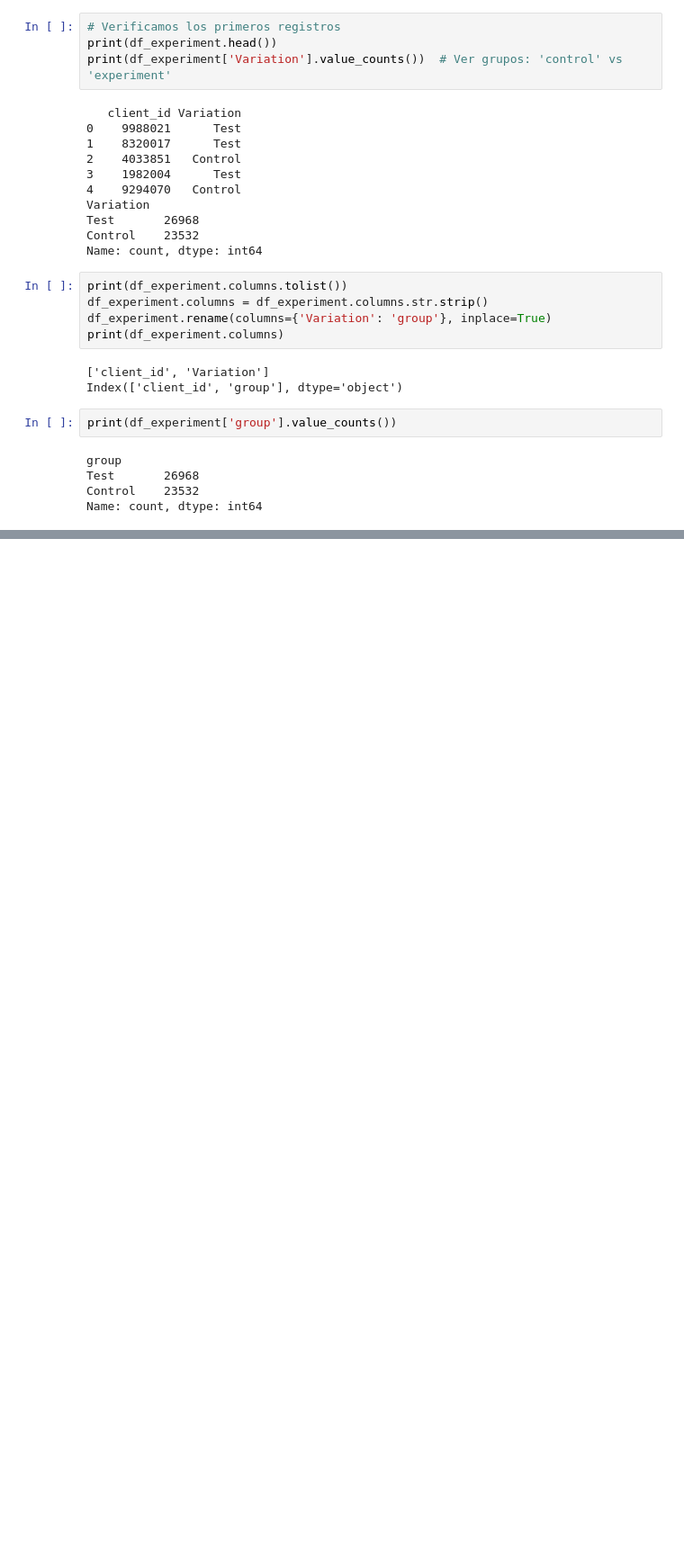
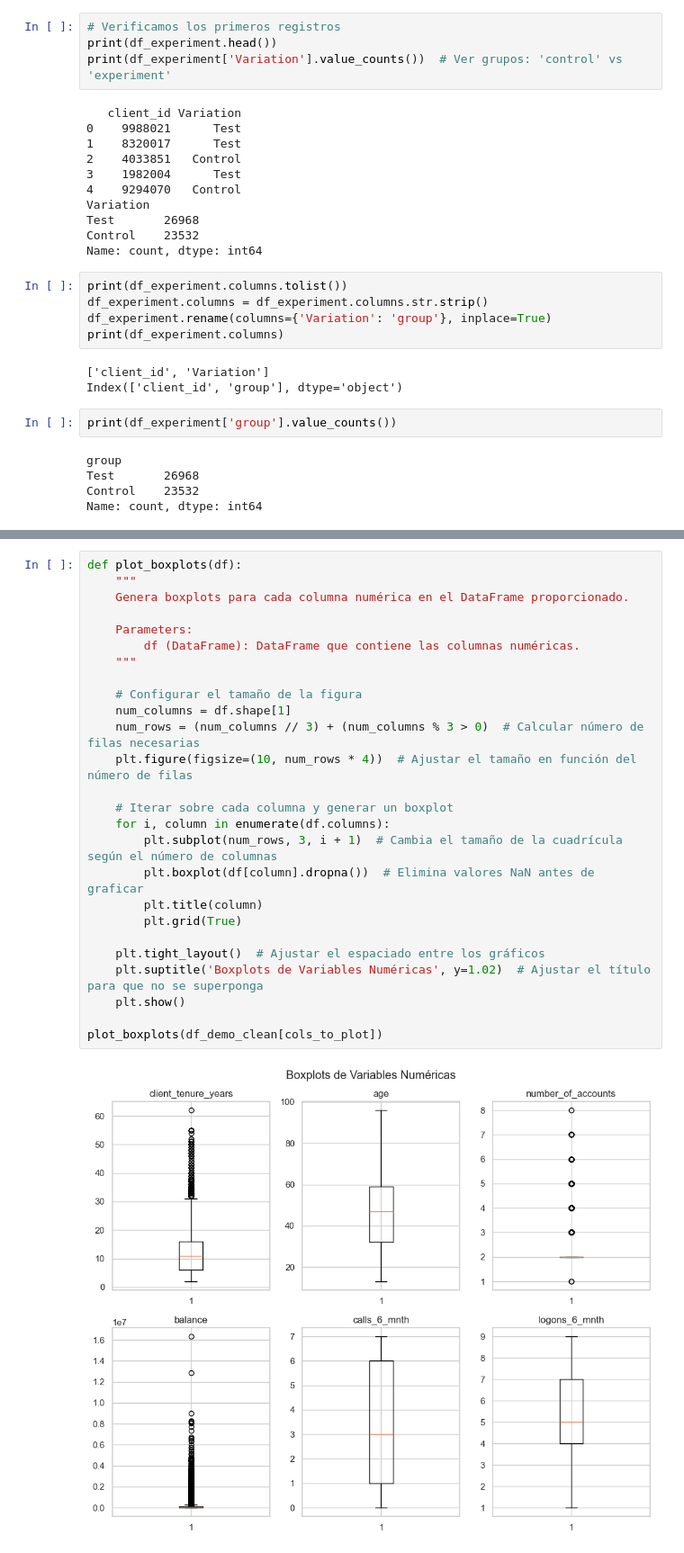
Before and after one commit to FranBretones/vanguard-ab-test, a Jupyter notebook: eda-clean.ipynb, the cells around one changed output, grey strips where cells are left out. Shown at 90% size. Saved outputs shown, nothing was run; the diff lists cells and outputs as text; blank space fills up the shorter version.

```diff
--- a/eda-clean.ipynb
+++ b/eda-clean.ipynb
@@ -223,0 +252,28 @@ Name: count, dtype: int64
+# %%
+def plot_boxplots(df):
+    """
+    Genera boxplots para cada columna numérica en el DataFrame proporcionado.
+
+    Parameters:
+        df (DataFrame): DataFrame que contiene las columnas numéricas.
+    """
+
+    # Configurar el tamaño de la figura
+    num_columns = df.shape[1]
+    num_rows = (num_columns // 3) + (num_columns % 3 > 0)  # Calcular número de filas necesarias
+    plt.figure(figsize=(10, num_rows * 4))  # Ajustar el tamaño en función del número de filas
+
+    # Iterar sobre cada columna y generar un boxplot
+    for i, column in enumerate(df.columns):
+        plt.subplot(num_rows, 3, i + 1)  # Cambia el tamaño de la cuadrícula según el número de columnas
+        plt.boxplot(df[column].dropna())  # Elimina valores NaN antes de graficar
+        plt.title(column)
+        plt.grid(True)
+
+    plt.tight_layout()  # Ajustar el espaciado entre los gráficos
+    plt.suptitle('Boxplots de Variables Numéricas', y=1.02)  # Ajustar el título para que no se superponga
+    plt.show()
+
+plot_boxplots(df_demo_clean[cols_to_plot])
+# %% [output]
+[figure, added]
```
Also changed, not shown: parts of 17 cells of this notebook, 1 other file.
